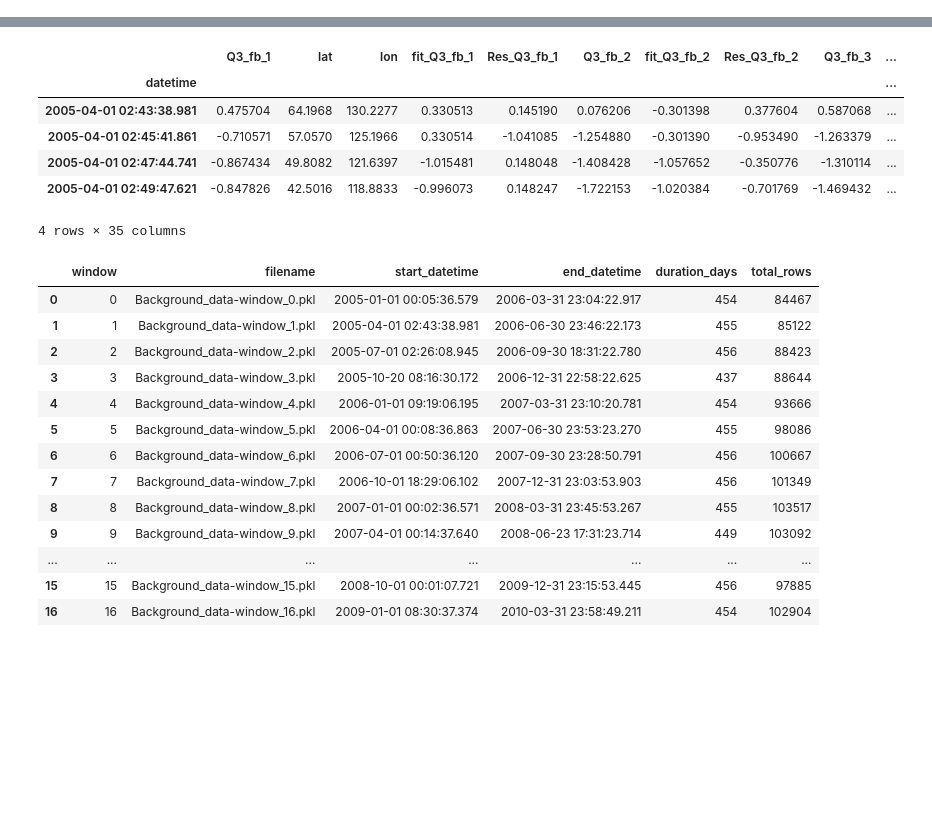
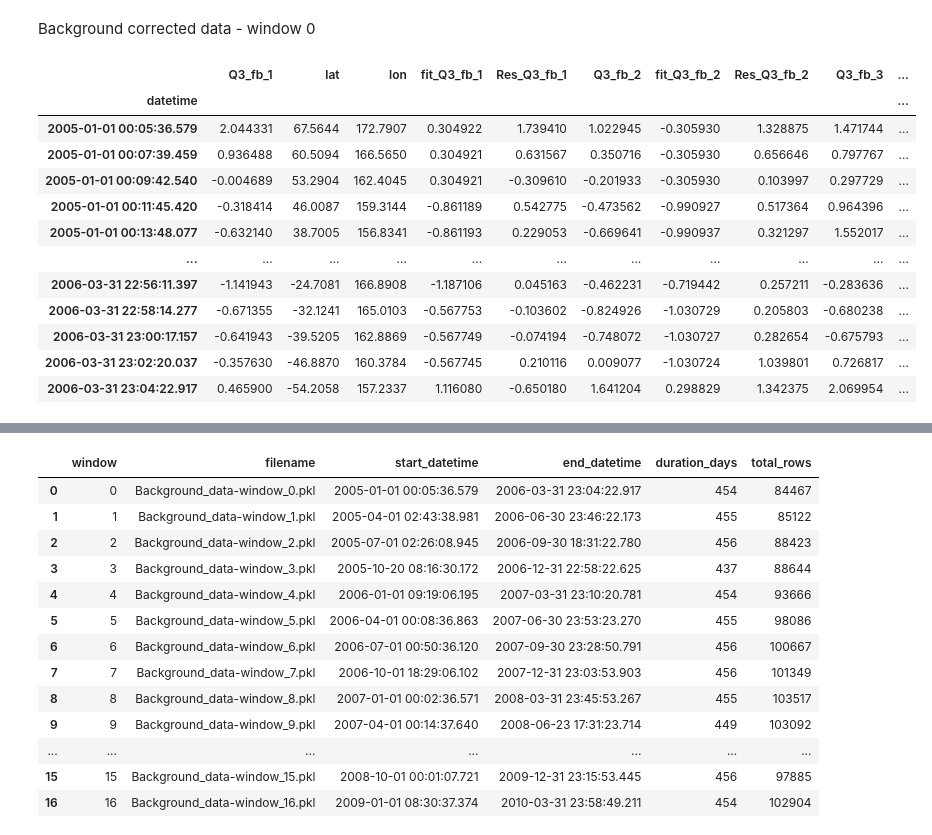
Before and after one commit to Meghababu99/Demeter-Anomaly-Detection-Framework, a Jupyter notebook: Final-Code/STSM/Data-recheck.ipynb, the cells around one changed output, grey strips where cells are left out. Drawn from its saved outputs; the diff is of its cells as text; code cells hidden in the pictures; blank space fills up the shorter version.

```diff
--- a/Final-Code/STSM/Data-recheck.ipynb
+++ b/Final-Code/STSM/Data-recheck.ipynb
@@ -26,6 +107,20 @@ Shape: (501, 7)
+# %% [markdown]
+Background corrected data - window 0
 # %%
-file_path2 = r"G:\Demeter-LSTM_AE\Data\Bg_window_data\Background_data-window_1.pkl"
+file_path2 = r"G:\Demeter-LSTM_AE\Data\Bg_window_data\Background_data-window_0.pkl"
 df2 = pd.read_pickle(file_path2)
-print(df2.head()
-)
+df2
 # %% [output]
+|  | Q3_fb_1 | lat | lon | fit_Q3_fb_1 | Res_Q3_fb_1 | Q3_fb_2 | fit_Q3_fb_2 | Res_Q3_fb_2 | Q3_fb_3 | ... |
+| datetime |  |  |  |  |  |  |  |  |  | ... |
+| 2005-01-01 00:05:36.579 | 2.044331 | 67.5644 | 172.7907 | 0.304922 | 1.739410 | 1.022945 | -0.305930 | 1.328875 | 1.471744 | ... |
+| 2005-01-01 00:07:39.459 | 0.936488 | 60.5094 | 166.5650 | 0.304921 | 0.631567 | 0.350716 | -0.305930 | 0.656646 | 0.797767 | ... |
+| 2005-01-01 00:09:42.540 | -0.004689 | 53.2904 | 162.4045 | 0.304921 | -0.309610 | -0.201933 | -0.305930 | 0.103997 | 0.297729 | ... |
+| 2005-01-01 00:11:45.420 | -0.318414 | 46.0087 | 159.3144 | -0.861189 | 0.542775 | -0.473562 | -0.990927 | 0.517364 | 0.964396 | ... |
+| 2005-01-01 00:13:48.077 | -0.632140 | 38.7005 | 156.8341 | -0.861193 | 0.229053 | -0.669641 | -0.990937 | 0.321297 | 1.552017 | ... |
+| ... | ... | ... | ... | ... | ... | ... | ... | ... | ... | ... |
+| 2006-03-31 22:56:11.397 | -1.141943 | -24.7081 | 166.8908 | -1.187106 | 0.045163 | -0.462231 | -0.719442 | 0.257211 | -0.283636 | ... |
+| 2006-03-31 22:58:14.277 | -0.671355 | -32.1241 | 165.0103 | -0.567753 | -0.103602 | -0.824926 | -1.030729 | 0.205803 | -0.680238 | ... |
+| 2006-03-31 23:00:17.157 | -0.641943 | -39.5205 | 162.8869 | -0.567749 | -0.074194 | -0.748072 | -1.030727 | 0.282654 | -0.675793 | ... |
+| 2006-03-31 23:02:20.037 | -0.357630 | -46.8870 | 160.3784 | -0.567745 | 0.210116 | 0.009077 | -1.030724 | 1.039801 | 0.726817 | ... |
+| 2006-03-31 23:04:22.917 | 0.465900 | -54.2058 | 157.2337 | 1.116080 | -0.650180 | 1.641204 | 0.298829 | 1.342375 | 2.069954 | ... |
@@ -49,13 +128,3 @@ datetime
-# %%
-df2[:4]
-# %% [output]
-|  | Q3_fb_1 | lat | lon | fit_Q3_fb_1 | Res_Q3_fb_1 | Q3_fb_2 | fit_Q3_fb_2 | Res_Q3_fb_2 | Q3_fb_3 | ... |
-| datetime |  |  |  |  |  |  |  |  |  | ... |
-| 2005-04-01 02:43:38.981 | 0.475704 | 64.1968 | 130.2277 | 0.330513 | 0.145190 | 0.076206 | -0.301398 | 0.377604 | 0.587068 | ... |
-| 2005-04-01 02:45:41.861 | -0.710571 | 57.0570 | 125.1966 | 0.330514 | -1.041085 | -1.254880 | -0.301390 | -0.953490 | -1.263379 | ... |
-| 2005-04-01 02:47:44.741 | -0.867434 | 49.8082 | 121.6397 | -1.015481 | 0.148048 | -1.408428 | -1.057652 | -0.350776 | -1.310114 | ... |
-| 2005-04-01 02:49:47.621 | -0.847826 | 42.5016 | 118.8833 | -0.996073 | 0.148247 | -1.722153 | -1.020384 | -0.701769 | -1.469432 | ... |
-4 rows × 35 columns
 # %%
 import os
 
```
Also changed, not shown: parts of 5 cells of this notebook.
